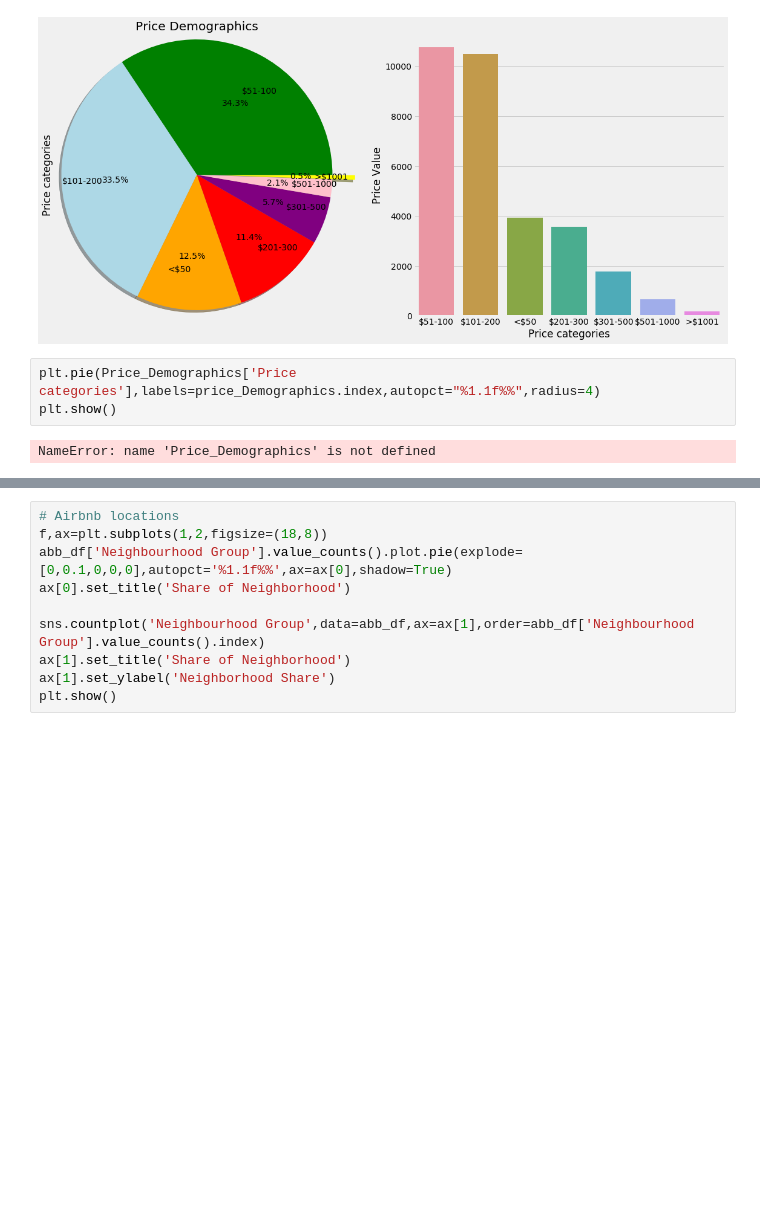
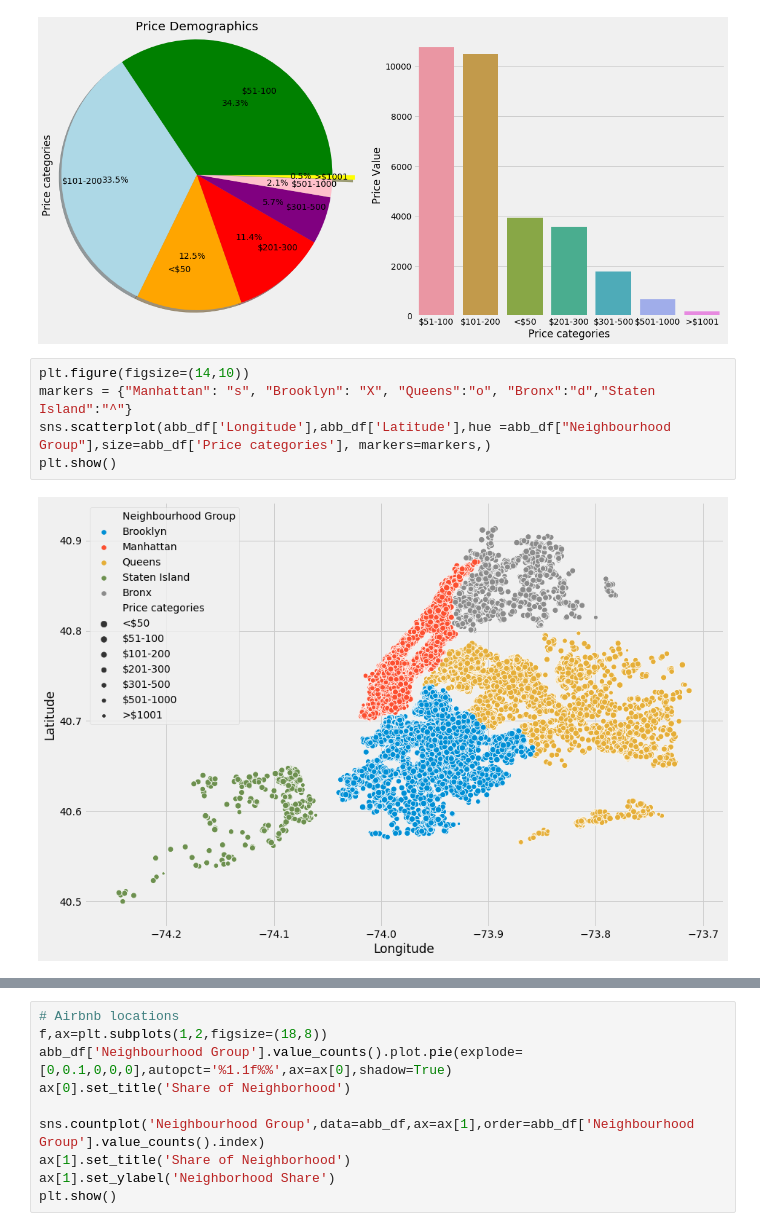
Before and after one commit to hayden4davey/Project1-Group2, a Jupyter notebook: shao data exploring.ipynb, the cells around one changed output, grey strips where cells are left out. Drawn from its saved outputs; the diff is of its cells as text; blank space fills up the shorter version.

```diff
--- a/shao data exploring.ipynb
+++ b/shao data exploring.ipynb
@@ -183,8 +183,10 @@ ax[1].set_ylabel('Price Value')
 plt.show()
 # %% [output]
 [figure]
-# %%
-plt.pie(Price_Demographics['Price categories'],labels=price_Demographics.index,autopct="%1.1f%%",radius=4)
-plt.show()
-# %% [output]
-NameError: name 'Price_Demographics' is not defined
+# %%
+plt.figure(figsize=(14,10))
+markers = {"Manhattan": "s", "Brooklyn": "X", "Queens":"o", "Bronx":"d","Staten Island":"^"}
+sns.scatterplot(abb_df['Longitude'],abb_df['Latitude'],hue =abb_df["Neighbourhood Group"],size=abb_df['Price categories'], markers=markers,)
+plt.show()
+# %% [output]
+[figure, added]
```
Also changed, not shown: parts of 2 cells of this notebook.
